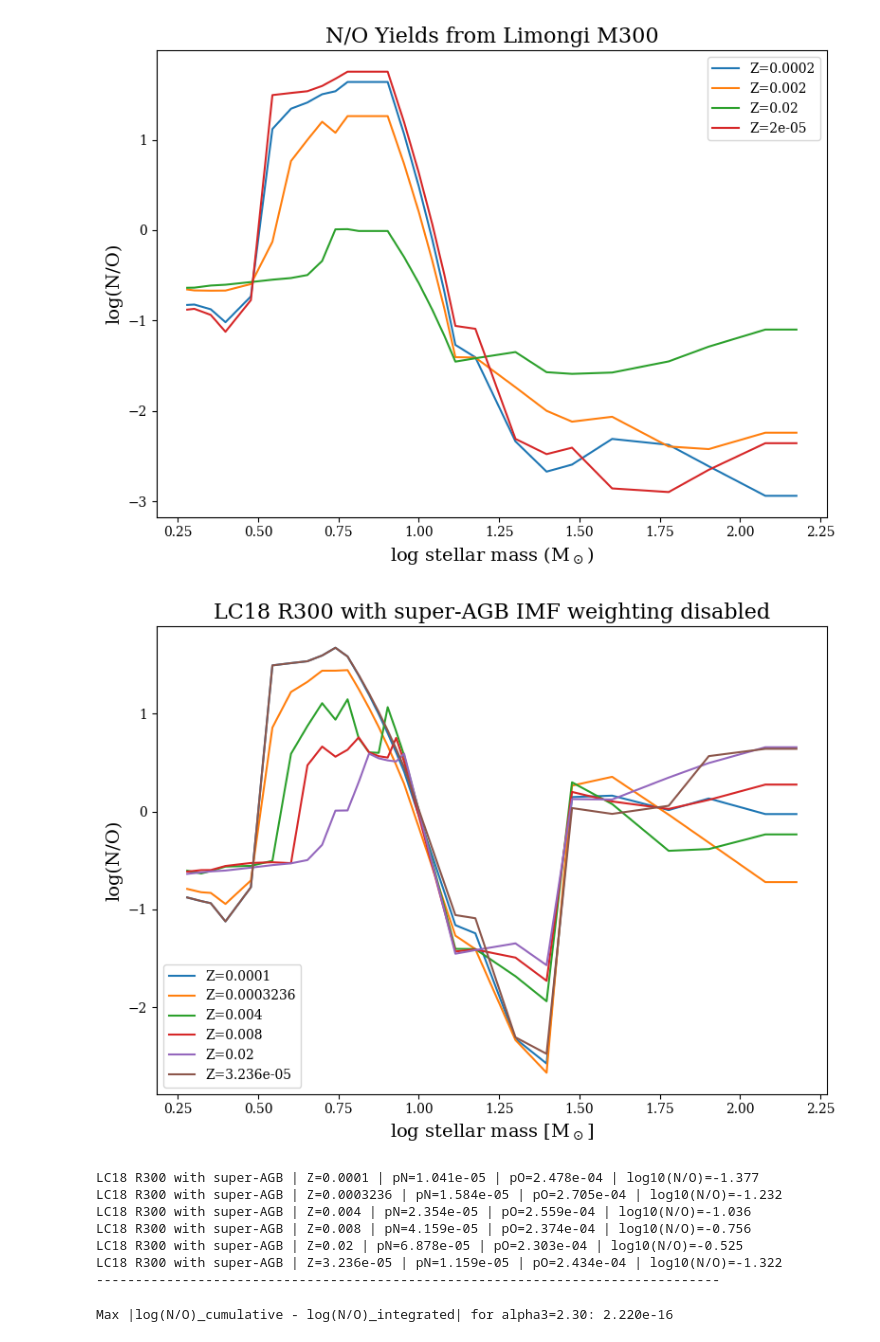
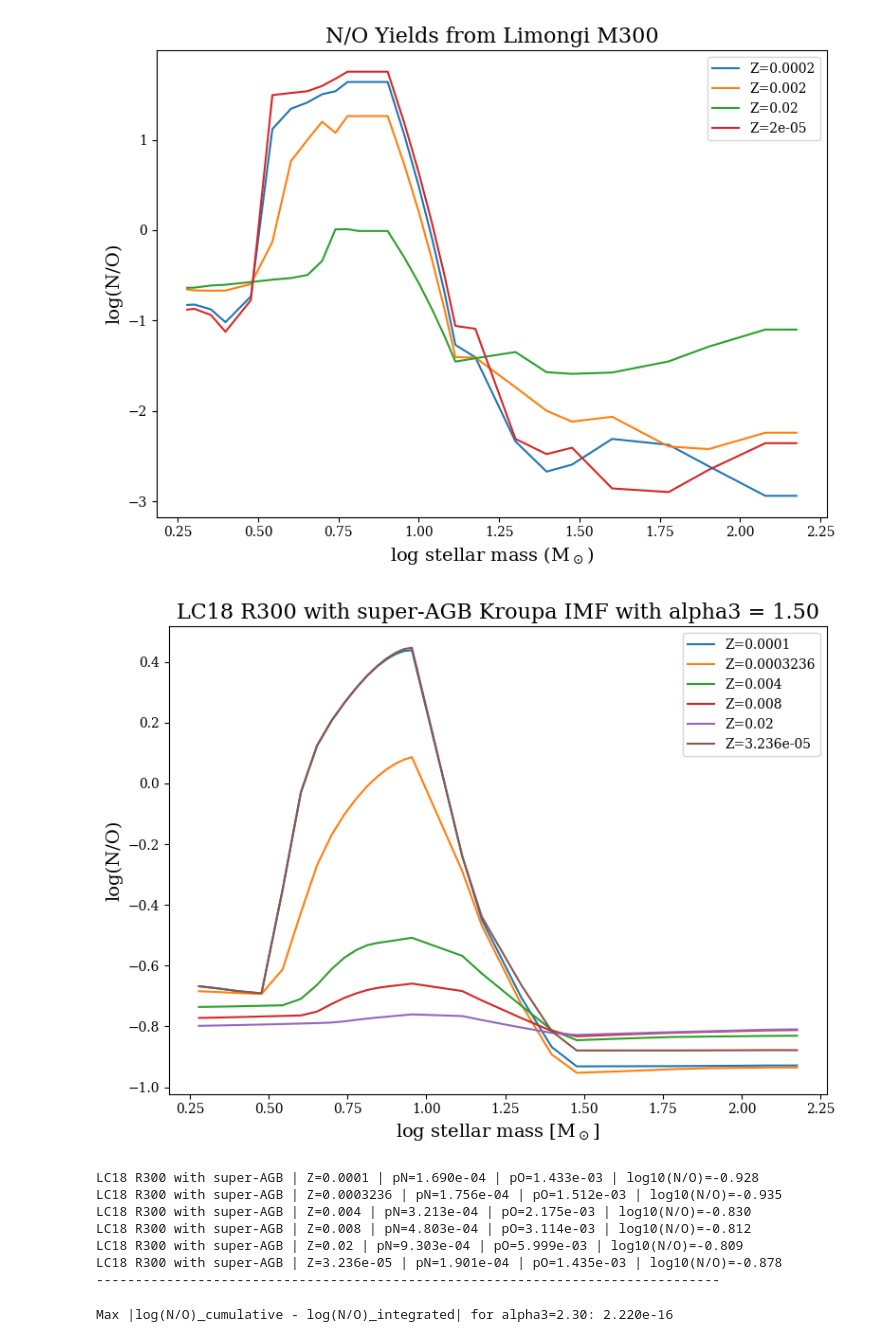
Before and after one commit to Azeret/galIMF, a Jupyter notebook: plot_yields_LC18-N:O.ipynb, the cells around one changed output. Cells and saved outputs as stored; diff of their text form; code cells hidden in the pictures.

Commit message:
Created new plot

```diff
--- a/plot_yields_LC18-N:O.ipynb
+++ b/plot_yields_LC18-N:O.ipynb
@@ -377,7 +377,7 @@ def imf_weighted_ratio_vs_mass(mass, yield_num, yield_den, imf_func=None, mmin=N
     }
 # %%
 def plot_imf_weighted_NO_vs_mass(file_paths_N, file_paths_O, alpha3, title, start_index=5,
-                                 mmin=None, mmax=None, imf_func=None, apply_imf_weights=False,
+                                 mmin=None, mmax=None, imf_func=None, apply_imf_weights=True,
                                  weighting_mode='cumulative'):
     """Plot log10(N/O) against log10(stellar mass) with optional IMF weighting."""
     if len(file_paths_N) != len(file_paths_O):
@@ -461,7 +461,7 @@ def plot_imf_weighted_NO_vs_mass(file_paths_N, file_paths_O, alpha3, title, star
 
 
 def summarize_imf_weighted_yields(file_paths_N, file_paths_O, alpha3, mmin=None, mmax=None,
-                                  imf_func=None, apply_imf_weights=False):
+                                  imf_func=None, apply_imf_weights=True):
     """Return integrated IMF-weighted N and O yields for each metallicity grid."""
     if len(file_paths_N) != len(file_paths_O):
         raise ValueError(f"Expected the same number of N and O files, got {len(file_paths_N)} and {len(file_paths_O)}.")
@@ -495,38 +495,38 @@ def summarize_imf_weighted_yields(file_paths_N, file_paths_O, alpha3, mmin=None,
 
     return summaries
 # %%
-alpha3 = 10  # high-mass slope for the Kroupa IMF; edit this value as needed
+alpha3 = 1.5  # high-mass slope for the Kroupa IMF; edit this value as needed
 start_index = 5  # skip the lowest-mass points to match earlier plots
 
 dataset_patterns = [
     ("LC18 R300 with super-AGB", '/Users/adriana_work/Desktop/galIMF/yield_tables__2024/rearranged___/setllar_N_eject_mass_from_Limongi_R300_sup_agb/*.txt',
      '/Users/adriana_work/Desktop/galIMF/yield_tables__2024/rearranged___/setllar_O_eject_mass_from_Limongi_R300_sup_agb/*.txt'),
     # Add more (title, N_pattern, O_pattern) tuples here if you want to compare other grids in one run.
 ]
 
 imf_results = {}
 for title, pattern_N, pattern_O in dataset_patterns:
     paths_N = glob.glob(pattern_N)
     paths_O = glob.glob(pattern_O)
     if not paths_N or not paths_O:
         print(f"Skipping {title}: no matching files found.")
         continue
 
     results = plot_imf_weighted_NO_vs_mass(paths_N, paths_O, alpha3, title, start_index=start_index)
     imf_results[title] = results
 
     summaries = summarize_imf_weighted_yields(paths_N, paths_O, alpha3)
     for row in summaries:
         print(f"{title} | Z={row['label']} | pN={row['pN']:.3e} | pO={row['pO']:.3e} | log10(N/O)={row['log_NO']:.3f}")
     print('-' * 80)
 # %% [output]
-[figure, old version]
+[figure, new version]
-LC18 R300 with super-AGB | Z=0.0001 | pN=1.041e-05 | pO=2.478e-04 | log10(N/O)=-1.377
-LC18 R300 with super-AGB | Z=0.0003236 | pN=1.584e-05 | pO=2.705e-04 | log10(N/O)=-1.232
-LC18 R300 with super-AGB | Z=0.004 | pN=2.354e-05 | pO=2.559e-04 | log10(N/O)=-1.036
-LC18 R300 with super-AGB | Z=0.008 | pN=4.159e-05 | pO=2.374e-04 | log10(N/O)=-0.756
-LC18 R300 with super-AGB | Z=0.02 | pN=6.878e-05 | pO=2.303e-04 | log10(N/O)=-0.525
-LC18 R300 with super-AGB | Z=3.236e-05 | pN=1.159e-05 | pO=2.434e-04 | log10(N/O)=-1.322
+LC18 R300 with super-AGB | Z=0.0001 | pN=1.690e-04 | pO=1.433e-03 | log10(N/O)=-0.928
+LC18 R300 with super-AGB | Z=0.0003236 | pN=1.756e-04 | pO=1.512e-03 | log10(N/O)=-0.935
+LC18 R300 with super-AGB | Z=0.004 | pN=3.213e-04 | pO=2.175e-03 | log10(N/O)=-0.830
+LC18 R300 with super-AGB | Z=0.008 | pN=4.803e-04 | pO=3.114e-03 | log10(N/O)=-0.812
+LC18 R300 with super-AGB | Z=0.02 | pN=9.303e-04 | pO=5.999e-03 | log10(N/O)=-0.809
+LC18 R300 with super-AGB | Z=3.236e-05 | pN=1.901e-04 | pO=1.435e-03 | log10(N/O)=-0.878
 --------------------------------------------------------------------------------
 # %%
 # Consistency check: IMF weighting matches integrated yields for alpha3 = 2.30
```
